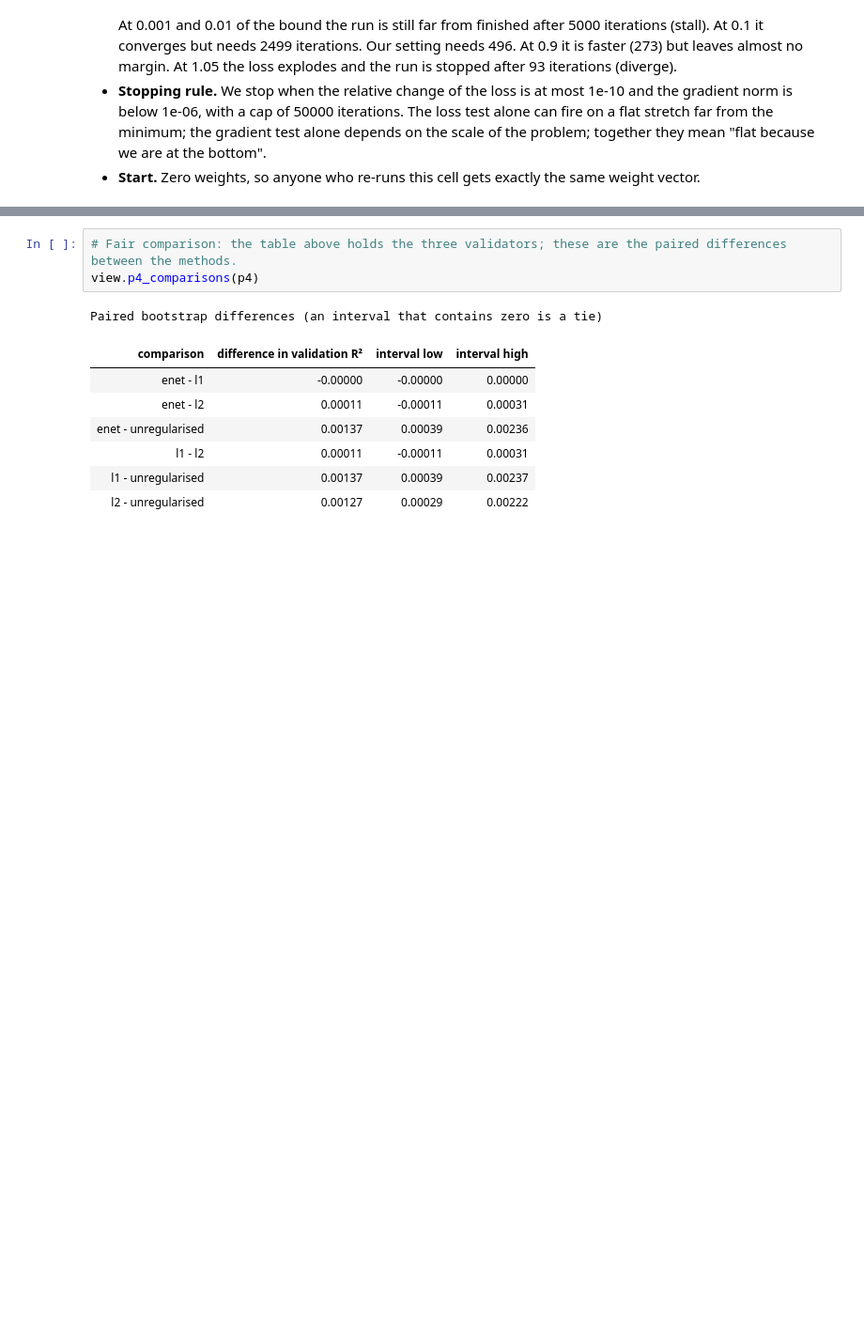
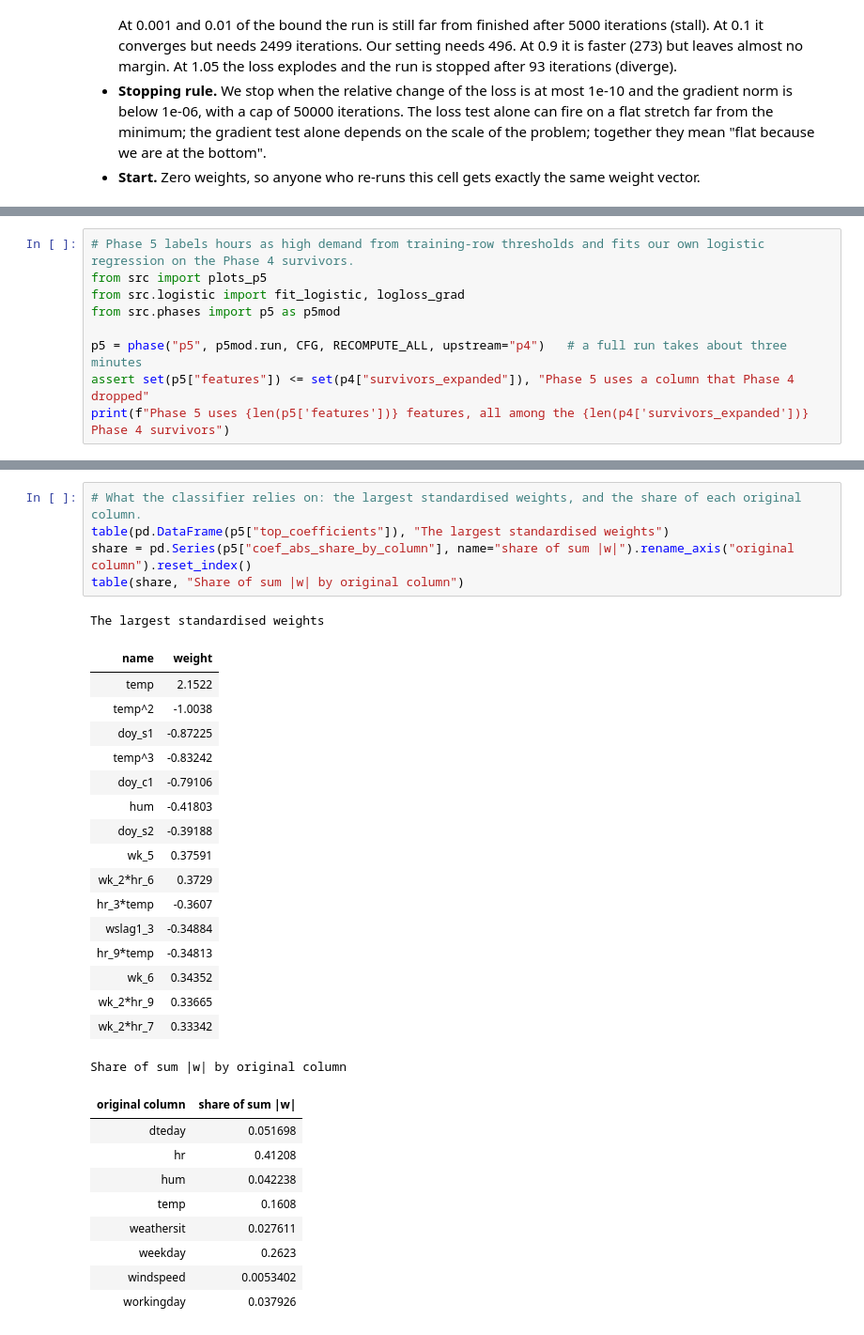
Before and after one commit to AhmedAtefYoussef/Machine-Learning-Pipeline, a Jupyter notebook: rush_hour.ipynb, the cells around one changed output, grey strips where cells are left out. Shown at 94% size. Cells and saved outputs as stored; diff of their text form; blank space fills up the shorter version.

```diff
--- a/rush_hour.ipynb
+++ b/rush_hour.ipynb
@@ -3053,0 +2913,9 @@ We have to be open about two things. First, our original rule was "the level wit
+# %%
+# Phase 5 labels hours as high demand from training-row thresholds and fits our own logistic regression on the Phase 4 survivors.
+from src import plots_p5
+from src.logistic import fit_logistic, logloss_grad
+from src.phases import p5 as p5mod
+
+p5 = phase("p5", p5mod.run, CFG, RECOMPUTE_ALL, upstream="p4")   # a full run takes about three minutes
+assert set(p5["features"]) <= set(p4["survivors_expanded"]), "Phase 5 uses a column that Phase 4 dropped"
+print(f"Phase 5 uses {len(p5['features'])} features, all among the {len(p4['survivors_expanded'])} Phase 4 survivors")
@@ -3150,13 +3018,34 @@ The three methods get the same design matrix, the same training rows, the same v
 # %%
-# Fair comparison: the table above holds the three validators; these are the paired differences between the methods.
-view.p4_comparisons(p4)
+# What the classifier relies on: the largest standardised weights, and the share of each original column.
+table(pd.DataFrame(p5["top_coefficients"]), "The largest standardised weights")
+share = pd.Series(p5["coef_abs_share_by_column"], name="share of sum |w|").rename_axis("original column").reset_index()
+table(share, "Share of sum |w| by original column")
 # %% [output]
-Paired bootstrap differences (an interval that contains zero is a tie)
+The largest standardised weights
-| comparison | difference in validation R² | interval low | interval high |
-| enet - l1 | -0.00000 | -0.00000 | 0.00000 |
-| enet - l2 | 0.00011 | -0.00011 | 0.00031 |
-| enet - unregularised | 0.00137 | 0.00039 | 0.00236 |
-| l1 - l2 | 0.00011 | -0.00011 | 0.00031 |
-| l1 - unregularised | 0.00137 | 0.00039 | 0.00237 |
-| l2 - unregularised | 0.00127 | 0.00029 | 0.00222 |
+| name | weight |
+| temp | 2.1522 |
+| temp^2 | -1.0038 |
+| doy_s1 | -0.87225 |
+| temp^3 | -0.83242 |
+| doy_c1 | -0.79106 |
+| hum | -0.41803 |
+| doy_s2 | -0.39188 |
+| wk_5 | 0.37591 |
+| wk_2*hr_6 | 0.3729 |
+| hr_3*temp | -0.3607 |
+| wslag1_3 | -0.34884 |
+| hr_9*temp | -0.34813 |
+| wk_6 | 0.34352 |
+| wk_2*hr_9 | 0.33665 |
+| wk_2*hr_7 | 0.33342 |
+Share of sum |w| by original column
+| original column | share of sum |w| |
+| dteday | 0.051698 |
+| hr | 0.41208 |
+| hum | 0.042238 |
+| temp | 0.1608 |
+| weathersit | 0.027611 |
+| weekday | 0.2623 |
+| windspeed | 0.0053402 |
+| workingday | 0.037926 |
 # %% [markdown]
```
Also changed, not shown: parts of 161 cells of this notebook, 14 other files.
